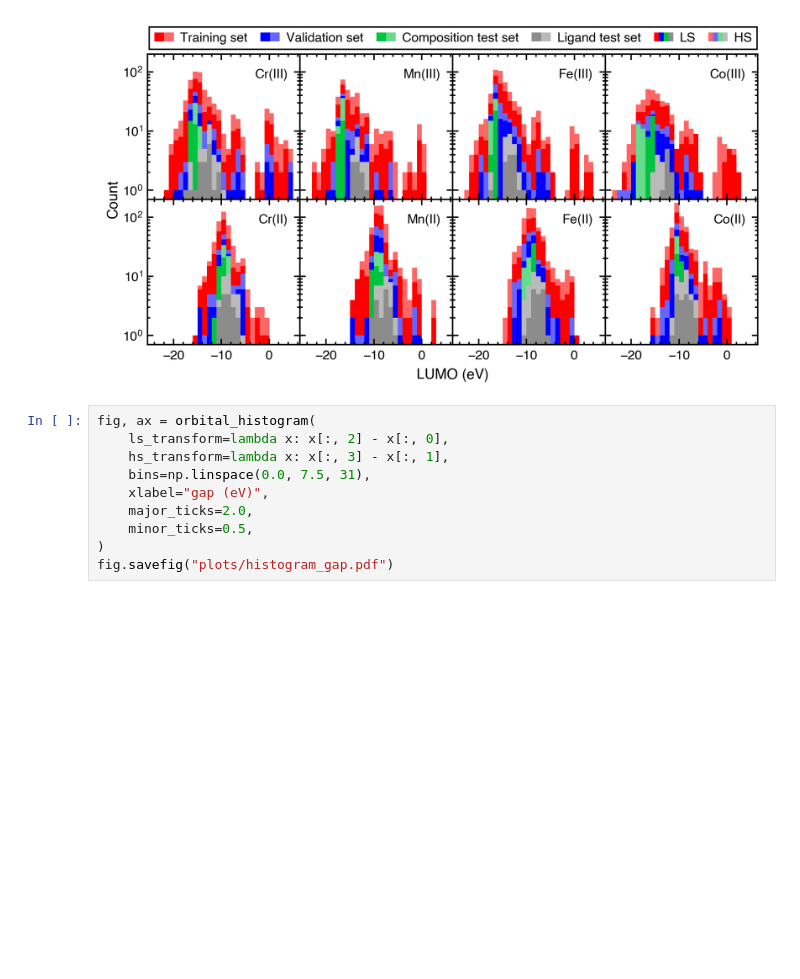
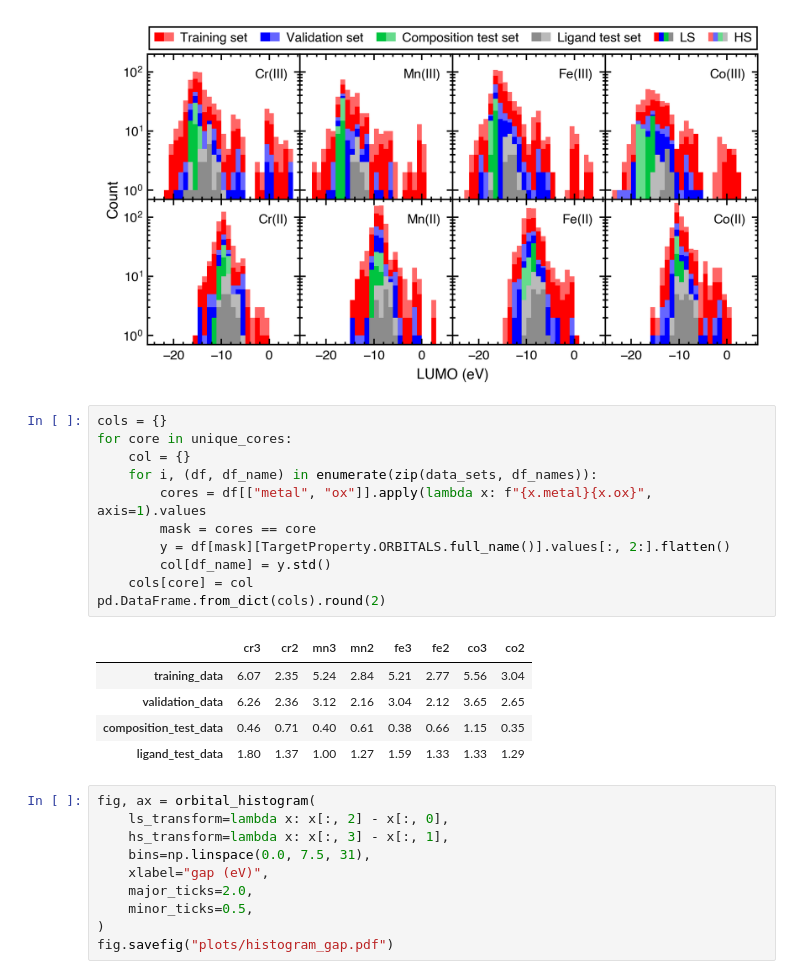
Before and after one commit to hjkgrp/many_body_ml, a Jupyter notebook: scripts_and_notebooks/plotting/histograms_target_data.ipynb, the cells around one changed output. Cells and saved outputs as stored; diff of their text form; blank space fills up the shorter version.

```diff
--- a/scripts_and_notebooks/plotting/histograms_target_data.ipynb
+++ b/scripts_and_notebooks/plotting/histograms_target_data.ipynb
@@ -269,6 +286,23 @@ fig, ax = orbital_histogram(
 fig.savefig("plots/histogram_lumo.pdf")
 # %% [output]
 [figure]
+# %%
+cols = {}
+for core in unique_cores:
+    col = {}
+    for i, (df, df_name) in enumerate(zip(data_sets, df_names)):
+        cores = df[["metal", "ox"]].apply(lambda x: f"{x.metal}{x.ox}", axis=1).values
+        mask = cores == core
+        y = df[mask][TargetProperty.ORBITALS.full_name()].values[:, 2:].flatten()
+        col[df_name] = y.std()
+    cols[core] = col
+pd.DataFrame.from_dict(cols).round(2)
+# %% [output]
+|  | cr3 | cr2 | mn3 | mn2 | fe3 | fe2 | co3 | co2 |
+| training_data | 6.07 | 2.35 | 5.24 | 2.84 | 5.21 | 2.77 | 5.56 | 3.04 |
+| validation_data | 6.26 | 2.36 | 3.12 | 2.16 | 3.04 | 2.12 | 3.65 | 2.65 |
+| composition_test_data | 0.46 | 0.71 | 0.40 | 0.61 | 0.38 | 0.66 | 1.15 | 0.35 |
+| ligand_test_data | 1.80 | 1.37 | 1.00 | 1.27 | 1.59 | 1.33 | 1.33 | 1.29 |
 # %%
 fig, ax = orbital_histogram(
     ls_transform=lambda x: x[:, 2] - x[:, 0],
```
Also changed, not shown: parts of 1 cell of this notebook.
